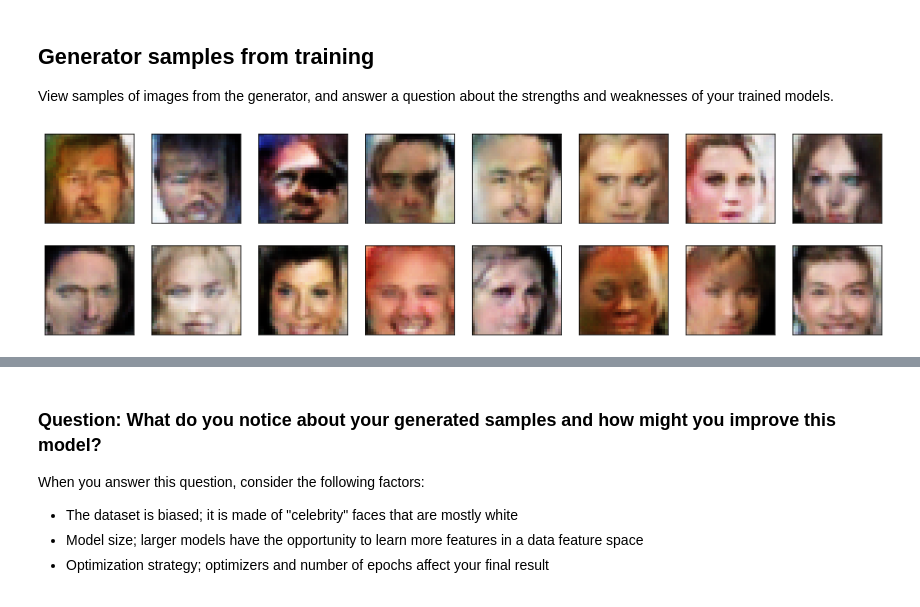
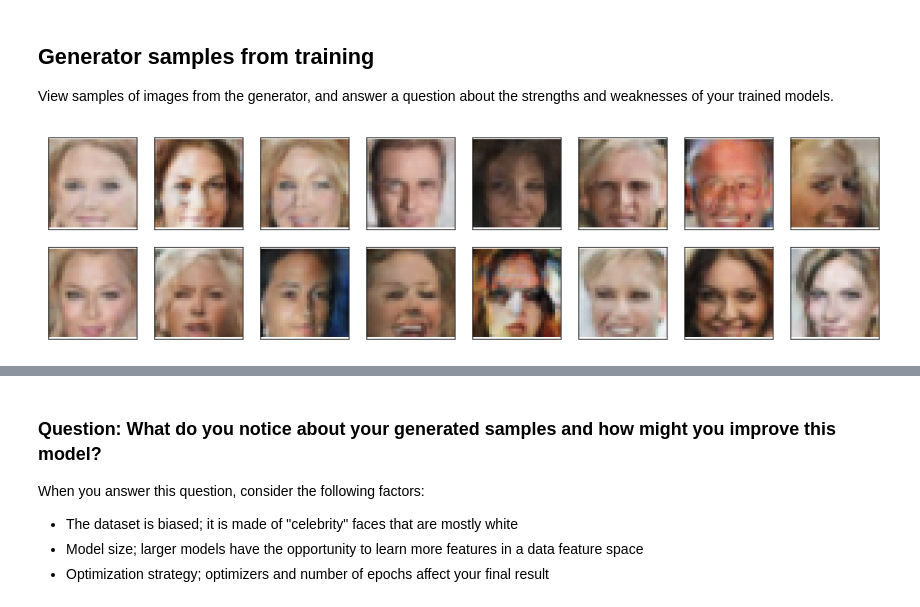
Before and after one commit to coder52/project-face-generation, a Jupyter notebook: dlnd_face_generation.ipynb, the cells around one changed output, grey strips where cells are left out. Cells and saved outputs as stored; diff of their text form; code cells hidden in the pictures.

```diff
--- a/dlnd_face_generation.ipynb
+++ b/dlnd_face_generation.ipynb
@@ -654,7 +662,7 @@ def view_samples(epoch, samples):
 # Load samples from generator, taken while training
 with open('train_samples.pkl', 'rb') as f:
     samples = pkl.load(f)
-# %%
-_ = view_samples(-1, samples)
-# %% [output]
-[figure, removed]
+# %%
+_ = view_samples(10, samples)            # lr=0.0002   beta1=0.5    beta2=0.999    epochs=10
+# %% [output]
+[figure, added]
```
Also changed, not shown: parts of 16 cells of this notebook.
